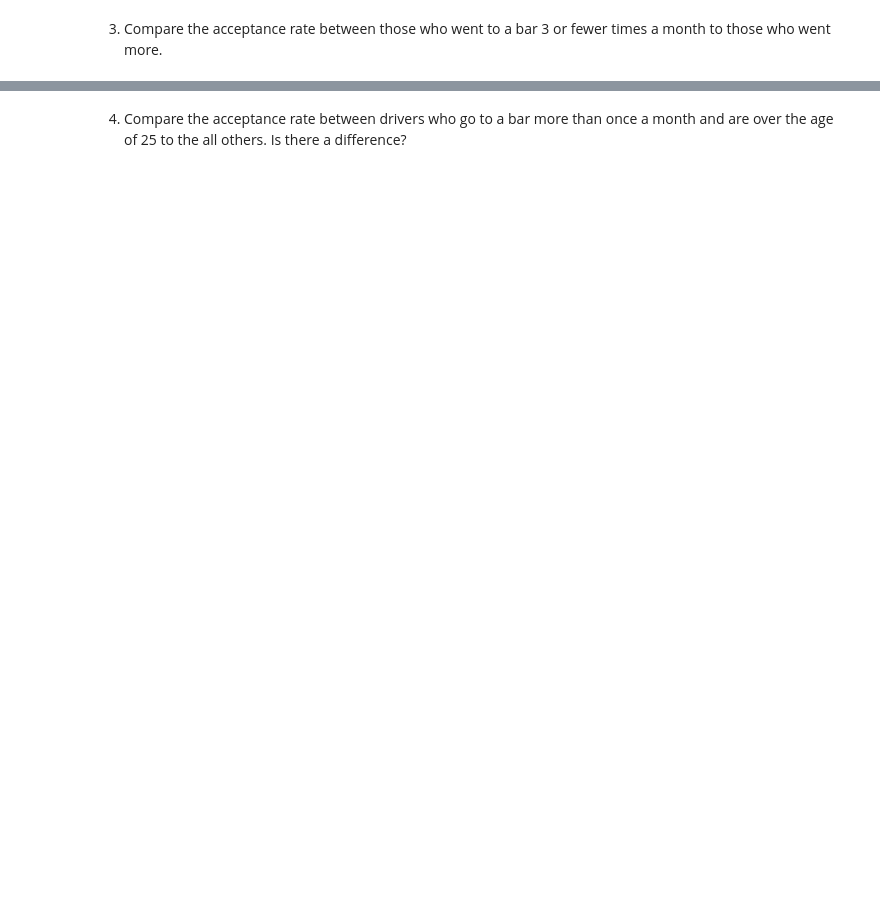
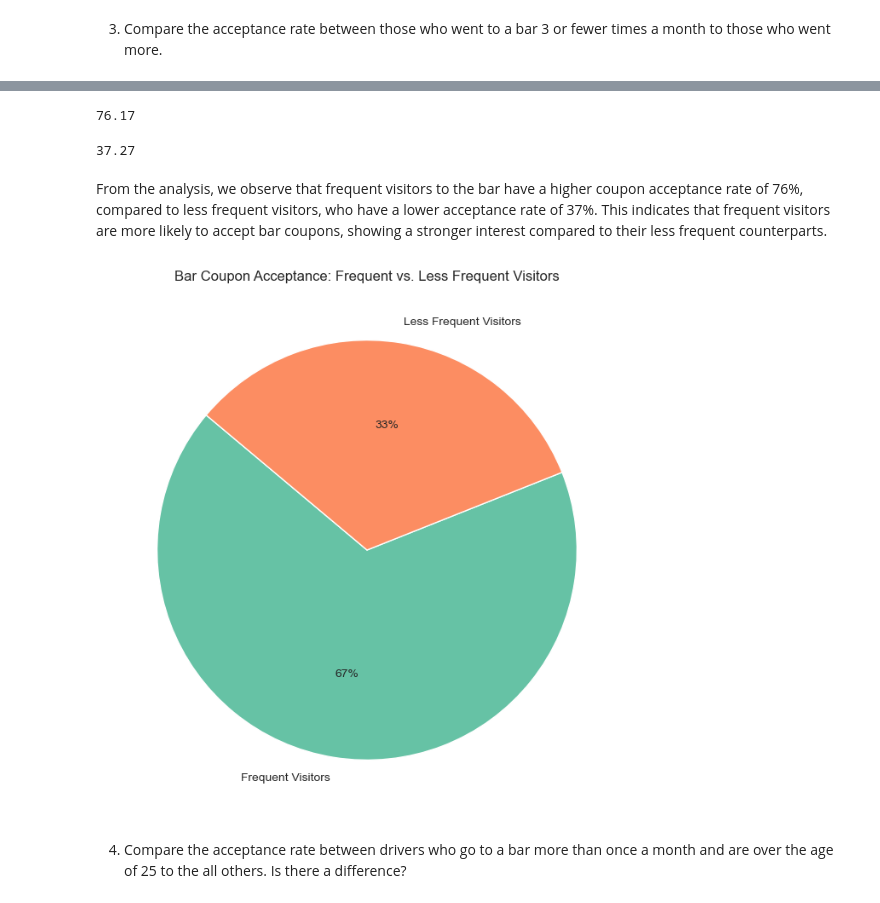
Before and after one commit to shanumansetti/PAA5_1, a Jupyter notebook: prompt.ipynb, the cells around one changed output, grey strips where cells are left out. Cells and saved outputs as stored; diff of their text form; code cells hidden in the pictures; blank space fills up the shorter version.

```diff
--- a/prompt.ipynb
+++ b/prompt.ipynb
@@ -218,2 +329,54 @@ Now, we will lead you through an exploration of just the bar related coupons.
+# %%
+# Calculate the count of bar coupons accepted by frequent visitors
+bar_coupon_accepted_frequent_visitors = df_bar_coupons[df_bar_coupons['Is_Frequent_Visitor'] == 1]['Y'].value_counts().get(1, 0)
+
+# Calculate the total number of bar coupons offered to frequent visitors
+total_bar_coupon_offered_frequent_visitors = df_bar_coupons[df_bar_coupons['Is_Frequent_Visitor'] == 1]['Y'].count()
+
+# Calculate the proportion of bar coupon acceptance among frequent visitors
+proportion_of_bar_coupon_acceptance_frequent_visitors = round(
+    (bar_coupon_accepted_frequent_visitors / total_bar_coupon_offered_frequent_visitors) * 100, 2
+)
+
+# Print the proportion of bar coupon acceptance for frequent visitors
+print(proportion_of_bar_coupon_acceptance_frequent_visitors)
+# %% [output]
+76.17
+# %%
+# Calculate the count of bar coupons accepted by less frequent visitors
+bar_coupon_accepted_less_frequent_visitors = df_bar_coupons[df_bar_coupons['Is_Frequent_Visitor'] == 0]['Y'].value_counts().get(1, 0)
+
+# Calculate the total number of bar coupons offered to less frequent visitors
+total_bar_coupon_offered_less_frequent_visitors = df_bar_coupons[df_bar_coupons['Is_Frequent_Visitor'] == 0]['Y'].count()
+
+# Calculate the proportion of bar coupon acceptance among less frequent visitors
+proportion_of_bar_coupon_acceptance_less_frequent_visitors = round(
+    (bar_coupon_accepted_less_frequent_visitors / total_bar_coupon_offered_less_frequent_visitors) * 100, 2
+)
+
+# Print the proportion of bar coupon acceptance for less frequent visitors
+print(proportion_of_bar_coupon_acceptance_less_frequent_visitors)
+# %% [output]
+37.27
+# %% [markdown]
+From the analysis, we observe that frequent visitors to the bar have a higher coupon acceptance rate of 76%, compared to less frequent visitors, who have a lower acceptance rate of 37%. This indicates that frequent visitors are more likely to accept bar coupons, showing a stronger interest compared to their less frequent counterparts.
+# %%
+# Define the data for the pie chart
+data = [
+    proportion_of_bar_coupon_acceptance_frequent_visitors,
+    proportion_of_bar_coupon_acceptance_less_frequent_visitors
+]
+labels = ['Frequent Visitors', 'Less Frequent Visitors']
+
+# Define Seaborn color palette to use
+colors = sns.color_palette('Set2')[0:2]
+
+# Create the pie chart
+plt.figure(figsize=(8, 8))  # Optional: Set the figure size for better visualization
+plt.pie(data, labels=labels, colors=colors, autopct='%.0f%%', startangle=140)
+plt.title('Bar Coupon Acceptance: Frequent vs. Less Frequent Visitors')
+plt.show()
+# %% [output]
+[figure, added]
 # %% [markdown]
 4. Compare the acceptance rate between drivers who go to a bar more than once a month and are over the age of 25 to the all others.  Is there a difference?
```
Also changed, not shown: parts of 47 cells of this notebook.
